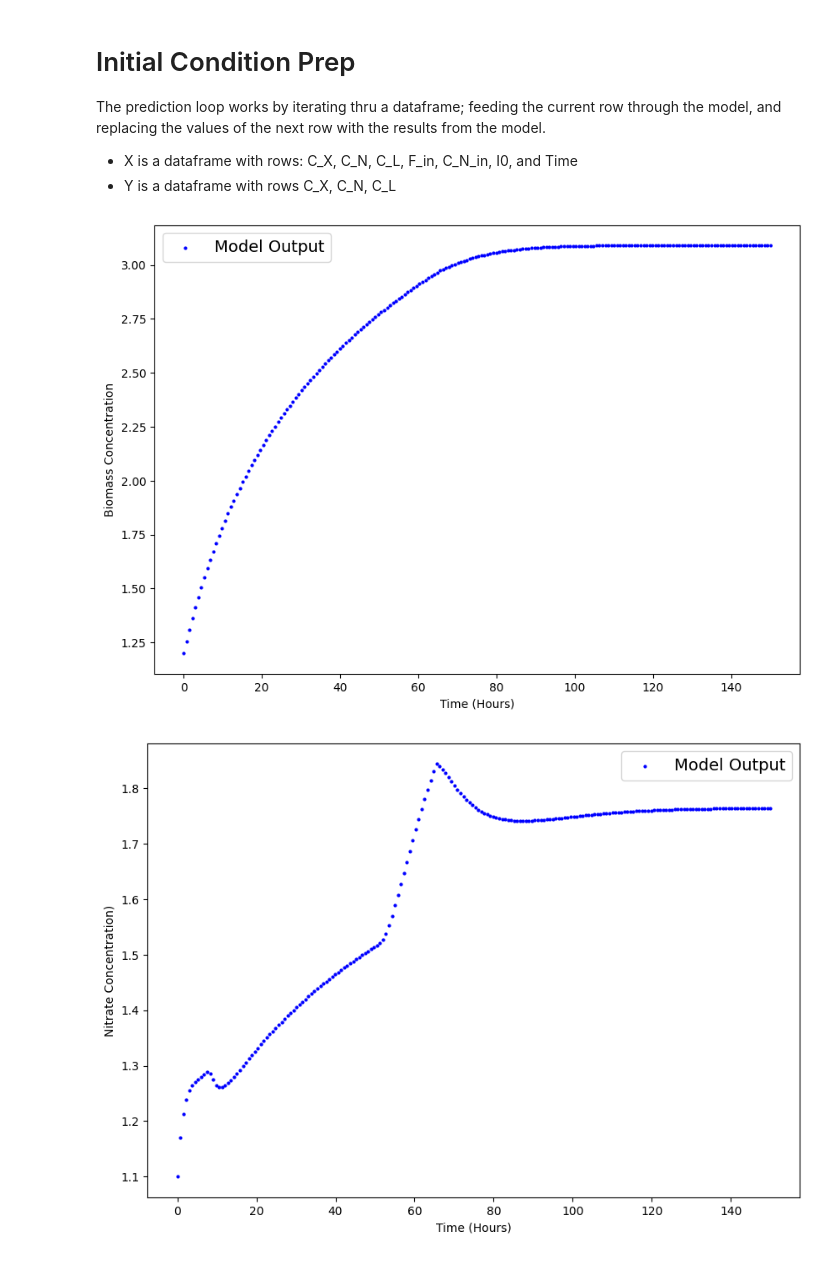
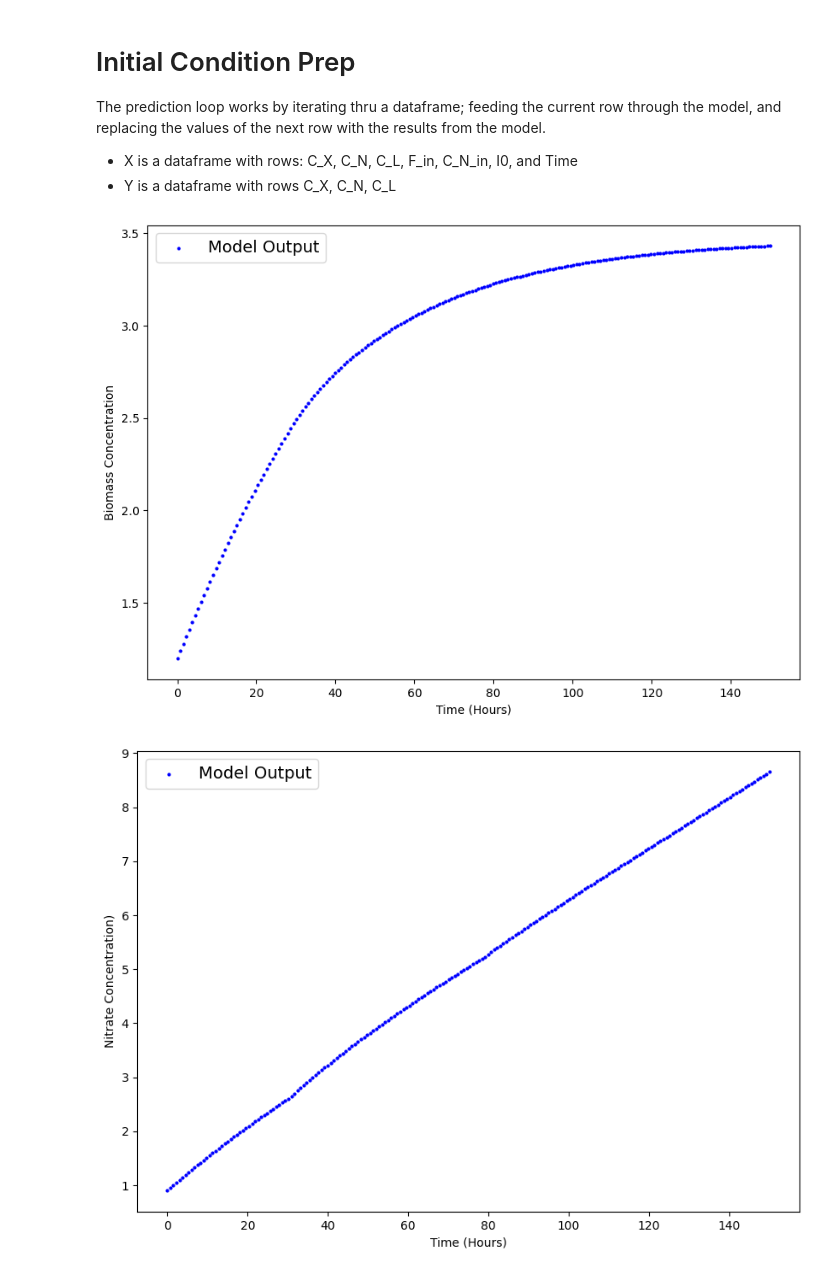
Before and after one commit to swamilikes2code/Python_based_Interactive_Scientific_Visualization, a Jupyter notebook: digital_lab_twin/maddie-nn/nnPrediction.ipynb, the cells around one changed output. Drawn from its saved outputs; the diff is of its cells as text; code cells hidden in the pictures.

```diff
--- a/digital_lab_twin/maddie-nn/nnPrediction.ipynb
+++ b/digital_lab_twin/maddie-nn/nnPrediction.ipynb
@@ -44,11 +44,11 @@ XDF['I0'] = np.zeros(200)
 XTimes = XDF.pop('Time')
 #set initial conditions by changing these vals
 C_X_init = 1.2
-C_N_init = 1.1
+C_N_init = 0.9
 C_L_init = 0.0
-F_in_init = 0.004
-C_N_in_init = 6
-I0_init = 181
+F_in_init = 0.005
+C_N_in_init = 13
+I0_init = 186
 #write init conditions to df
 XDF['C_X'][0] = C_X_init
 XDF['C_N'][0] = C_N_init
@@ -77,32 +77,37 @@ for i in range(0, 199):
 # %%
 col = 0
 #quick visual just to see our data
 def plot_predictions(col = col,
                      train_data=XTimes,
                      train_labels=XDF):
   """
   Plots training data, test data and compares predictions.
   """
   plt.figure(figsize=(10, 7)) #create the base of our figure, figsize feeds in width/height in inches
 
   # Plot training data in blue
   plt.scatter(train_data, train_labels.iloc[:, col], c="b", s=4, label="Model Output") #c for color, s for size.
 
   # Show the legend
   plt.legend(prop={"size": 14});
   #Axes labels
   plt.xlabel("Time (Hours)")
   match col:
     case 0:
       plt.ylabel("Biomass Concentration")
     case 1:
       plt.ylabel("Nitrate Concentration)")
     case 2:
       plt.ylabel("Lutein Concentration")
-
+#create figures folder
+os.makedirs('figures', exist_ok=True)
 plot_predictions(col=0)
+#save the figure
+plt.savefig('figures/biomass.png')
 plot_predictions(col=1)
+plt.savefig('figures/nitrate.png')
 plot_predictions(col=2)
+plt.savefig('figures/lutein.png')
 # %% [output]
-[figure, old version]
+[figure, new version]
-[figure, old version]
+[figure, new version]
```
Also changed, not shown: parts of 1 cell of this notebook, 12 other files.
